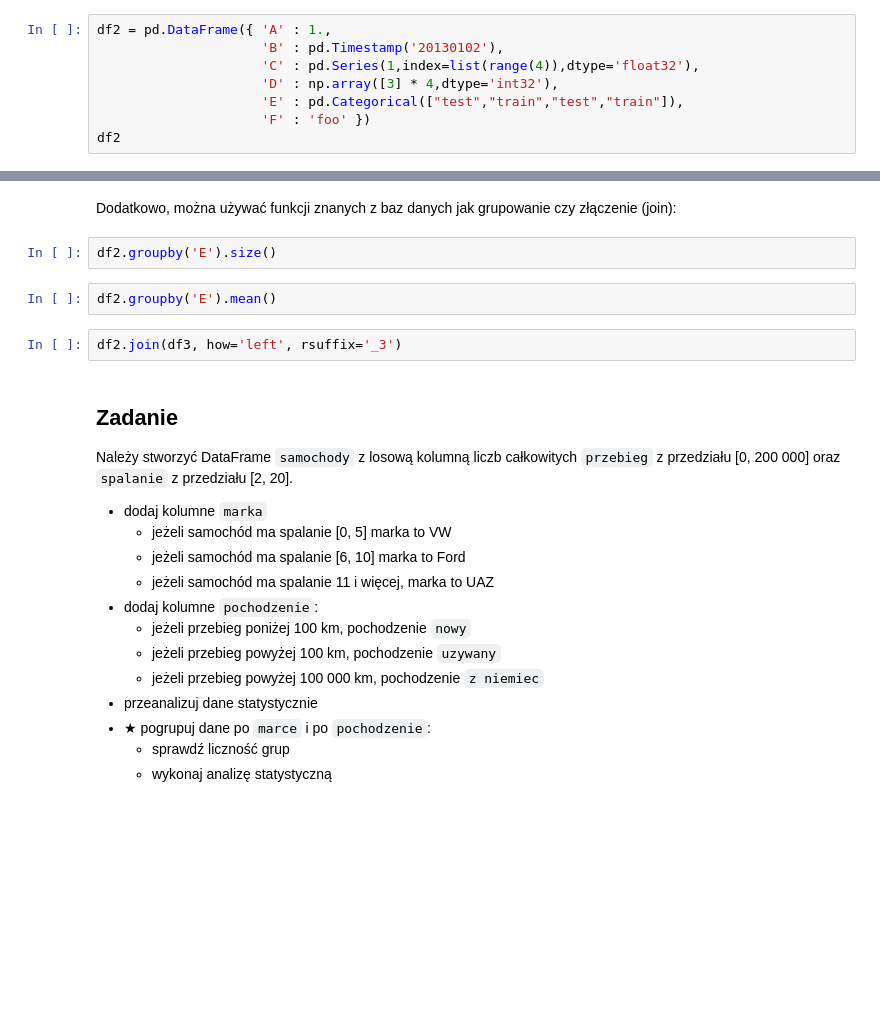
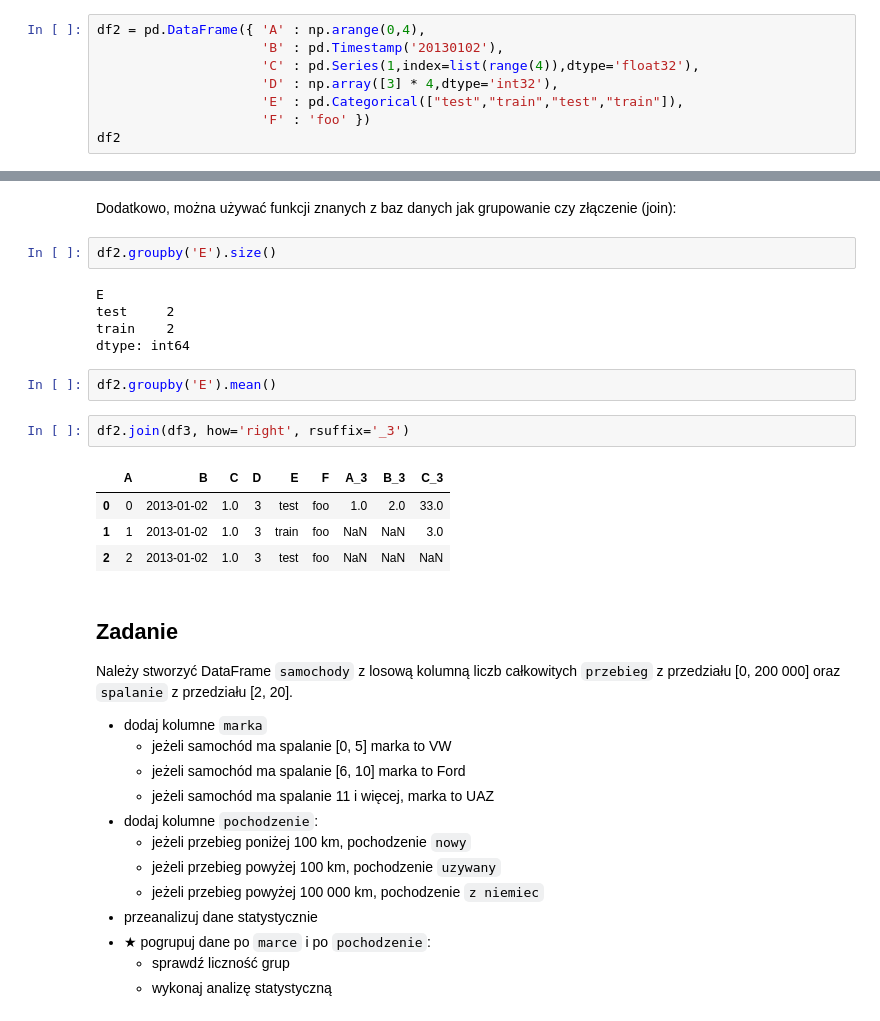
Before and after one commit to wsmolak/PW_BigData_Spark, a Jupyter notebook: python/7_pandas.ipynb, the cells around one changed output, grey strips where cells are left out. Saved outputs shown, nothing was run; the diff lists cells and outputs as text; blank space fills up the shorter version.

```diff
--- a/python/7_pandas.ipynb
+++ b/python/7_pandas.ipynb
@@ -73,7 +143,7 @@ df
 # %% [markdown]
 Można też przekazać słownik:
 # %%
-df2 = pd.DataFrame({ 'A' : 1.,
+df2 = pd.DataFrame({ 'A' : np.arange(0,4),
                      'B' : pd.Timestamp('20130102'),
                      'C' : pd.Series(1,index=list(range(4)),dtype='float32'),
                      'D' : np.array([3] * 4,dtype='int32'),
@@ -160,10 +357,20 @@ df.mean()
 Dodatkowo, można używać funkcji znanych z baz danych jak grupowanie czy złączenie (join):
 # %%
 df2.groupby('E').size()
+# %% [output]
+E
+test     2
+train    2
+dtype: int64
 # %%
 df2.groupby('E').mean()
 # %%
-df2.join(df3, how='left', rsuffix='_3')
+df2.join(df3, how='right', rsuffix='_3')
+# %% [output]
+|  | A | B | C | D | E | F | A_3 | B_3 | C_3 |
+| 0 | 0 | 2013-01-02 | 1.0 | 3 | test | foo | 1.0 | 2.0 | 33.0 |
+| 1 | 1 | 2013-01-02 | 1.0 | 3 | train | foo | NaN | NaN | 3.0 |
+| 2 | 2 | 2013-01-02 | 1.0 | 3 | test | foo | NaN | NaN | NaN |
 # %% [markdown]
 ## Zadanie
 
```
Also changed, not shown: parts of 26 cells of this notebook.
